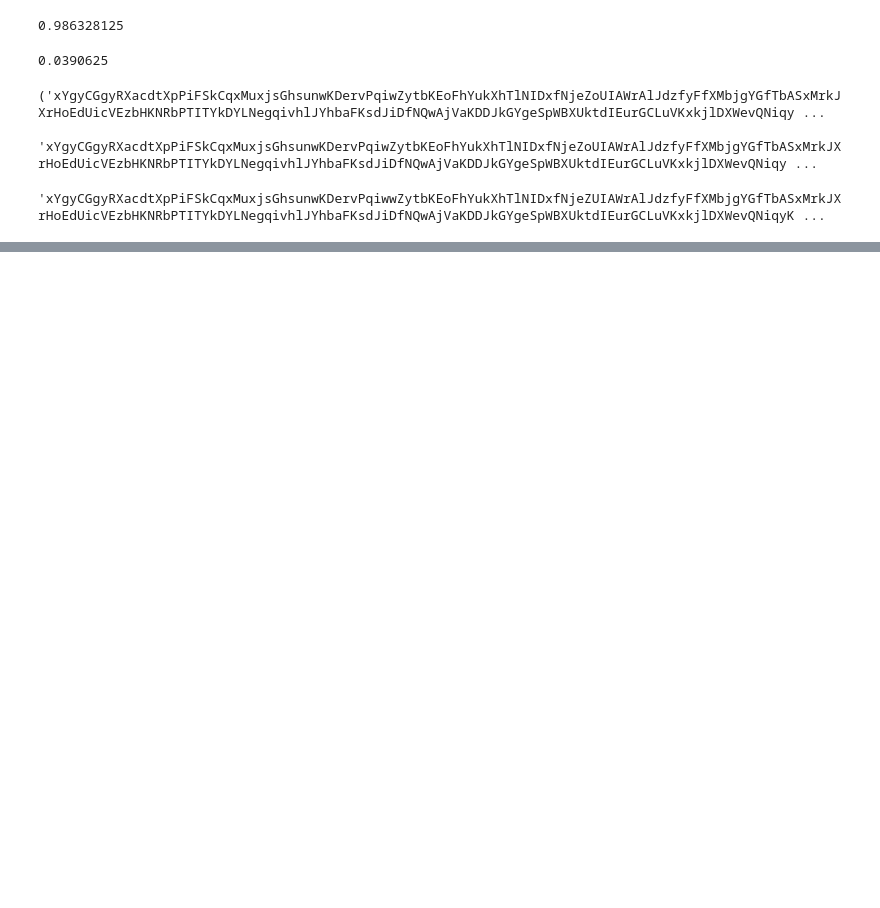
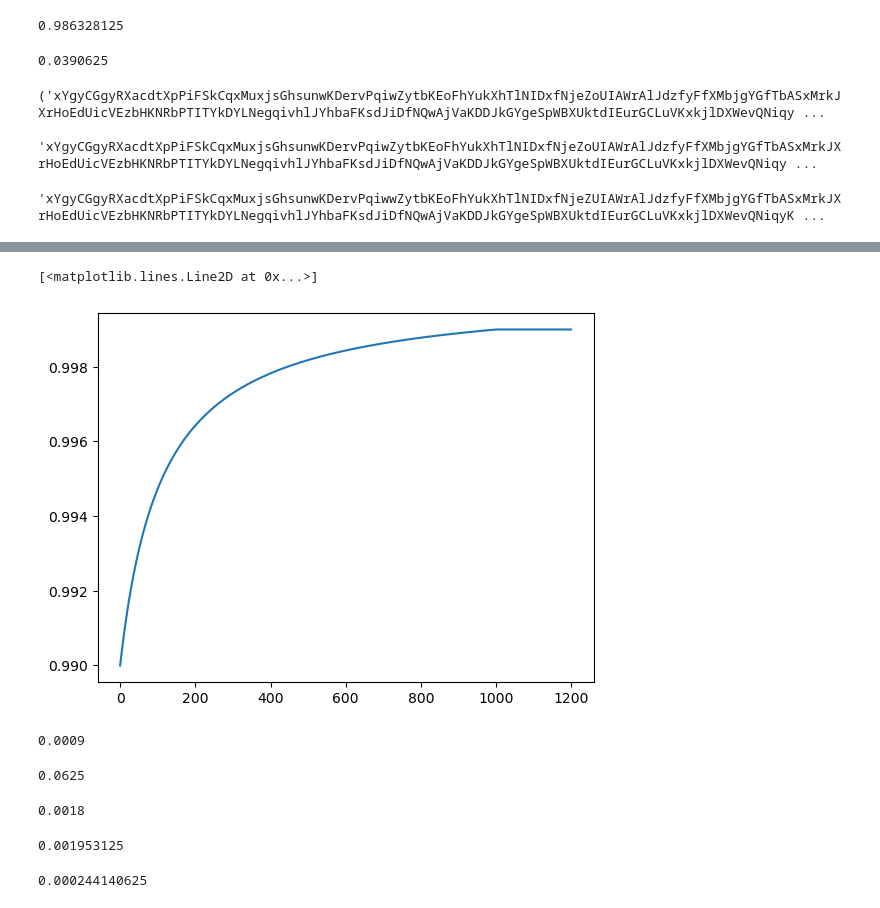
Before and after one commit to alxndrTL/hash-hop-hub, a Jupyter notebook: eval.ipynb, the cells around one changed output, grey strips where cells are left out. Drawn from its saved outputs; the diff is of its cells as text; code cells hidden in the pictures; blank space fills up the shorter version.

```diff
--- a/eval.ipynb
+++ b/eval.ipynb
@@ -48,0 +101,25 @@ list_p_values.shape[0]
+# %%
+plt.plot(list_beta3)
+# %% [output]
+[<matplotlib.lines.Line2D at 0x...>]
+[figure, added]
+# %%
+(3.6e-3)/4
+# %% [output]
+0.0009
+# %%
+2**(-4)
+# %% [output]
+0.0625
+# %%
+1.8e-3
+# %% [output]
+0.0018
+# %%
+2**(-9)
+# %% [output]
+0.001953125
+# %%
+2**(-12)
+# %% [output]
+0.000244140625
```
Also changed, not shown: parts of 16 cells of this notebook, 7 other files.
